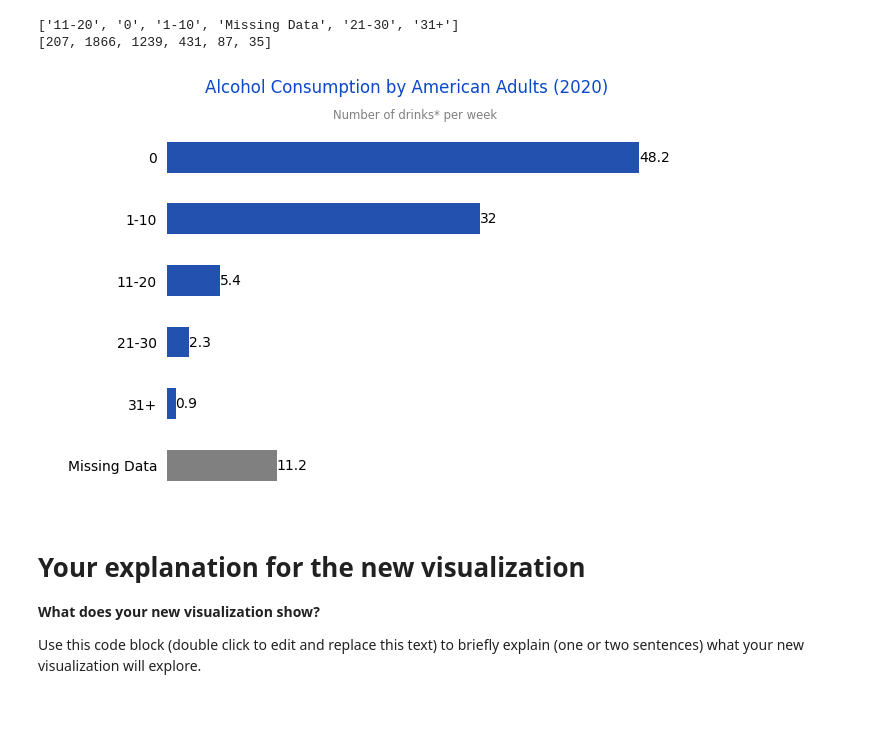
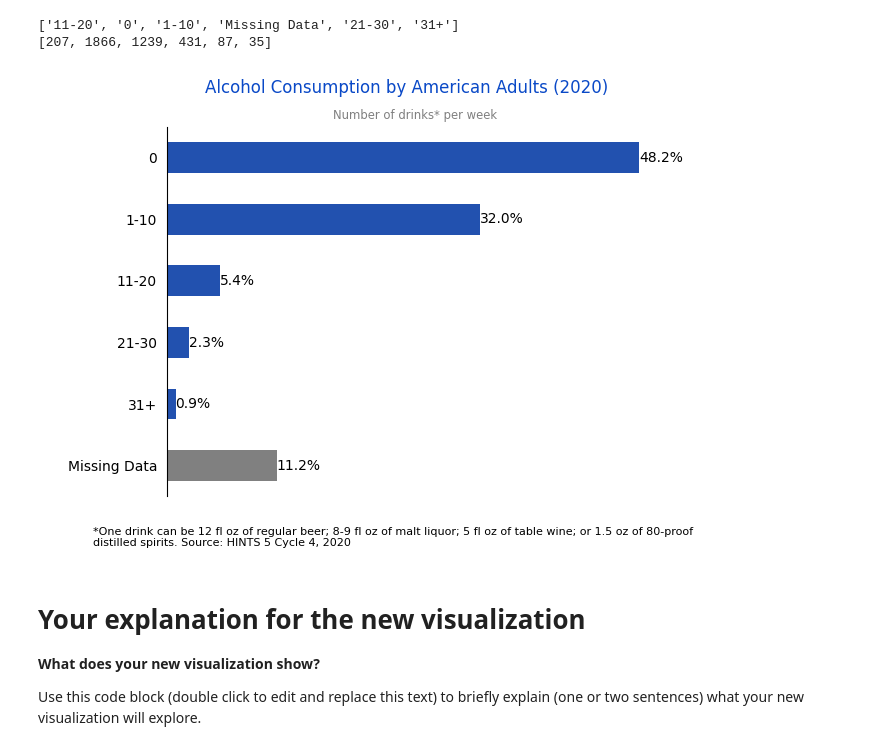
Before and after one commit to megoeggo/colab, a Jupyter notebook: Mego_Franks_Final_Project.ipynb, the cells around one changed output. Drawn from its saved outputs; the diff is of its cells as text; code cells hidden in the pictures; blank space fills up the shorter version.

```diff
--- a/Mego_Franks_Final_Project.ipynb
+++ b/Mego_Franks_Final_Project.ipynb
@@ -161,24 +161,23 @@ barchart["ranges"] = barchart["ranges"].cat.reorder_categories(["0", "1-10", "11
 # %%
 qc = sns.barplot(y="ranges", x="counts", data=barchart,
             errorbar=None,
             palette=color,
                width=.5,
                 );
-plt.bar_label(qc.containers[0])
+plt.bar_label(qc.containers[0], fmt="%.1f%%")
 plt.suptitle("Alcohol Consumption by American Adults (2020)", color="#0a49c7")
 plt.title("Number of drinks* per week", color="gray", size="small")
 plt.ylabel(" ")
 plt.xlabel(" ")
 plt.tick_params(left = False)
 qc.axes.get_xaxis().set_visible(False)
 qc.axes.spines["top"].set_visible(False)
 qc.axes.spines["bottom"].set_visible(False)
 qc.axes.spines["right"].set_visible(False)
-qc.axes.spines["left"].set_visible(False)
-
+plt.figtext(0.01,0.01, "*One drink can be 12 fl oz of regular beer; 8-9 fl oz of malt liquor; 5 fl oz of table wine; or 1.5 oz of 80-proof distilled spirits. Source: HINTS 5 Cycle 4, 2020", wrap=True, fontsize=8)
 plt.show()
 # %% [output]
-[figure, old version]
+[figure, new version]
 # %% [markdown]
 # Your explanation for the new visualization
 
```
